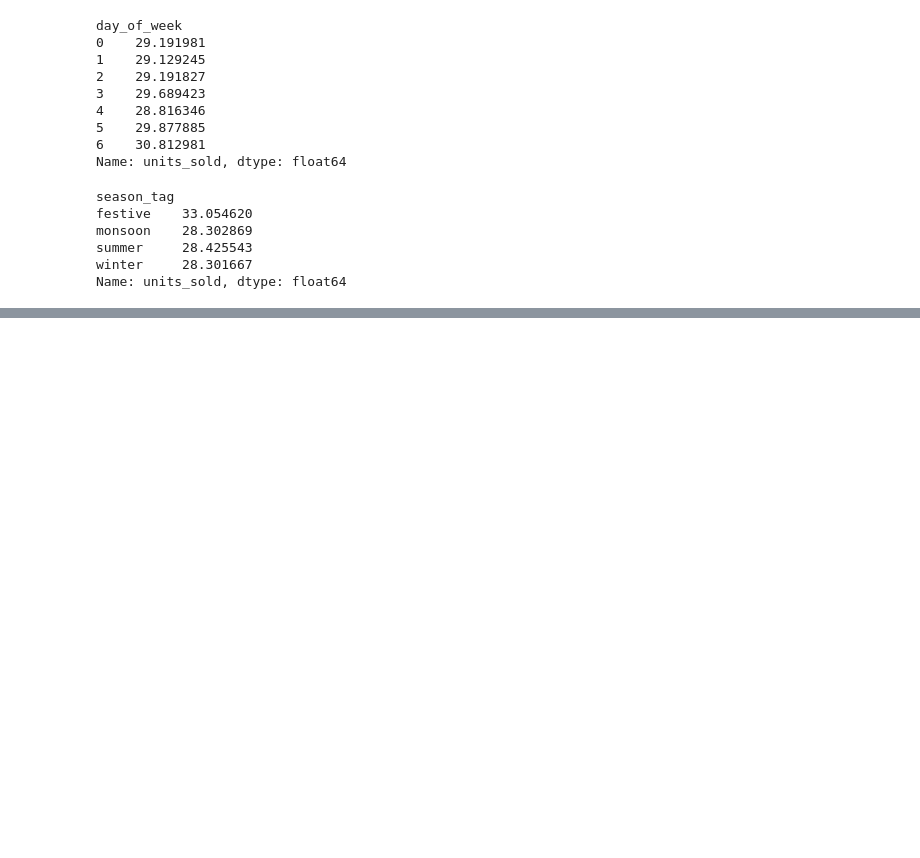
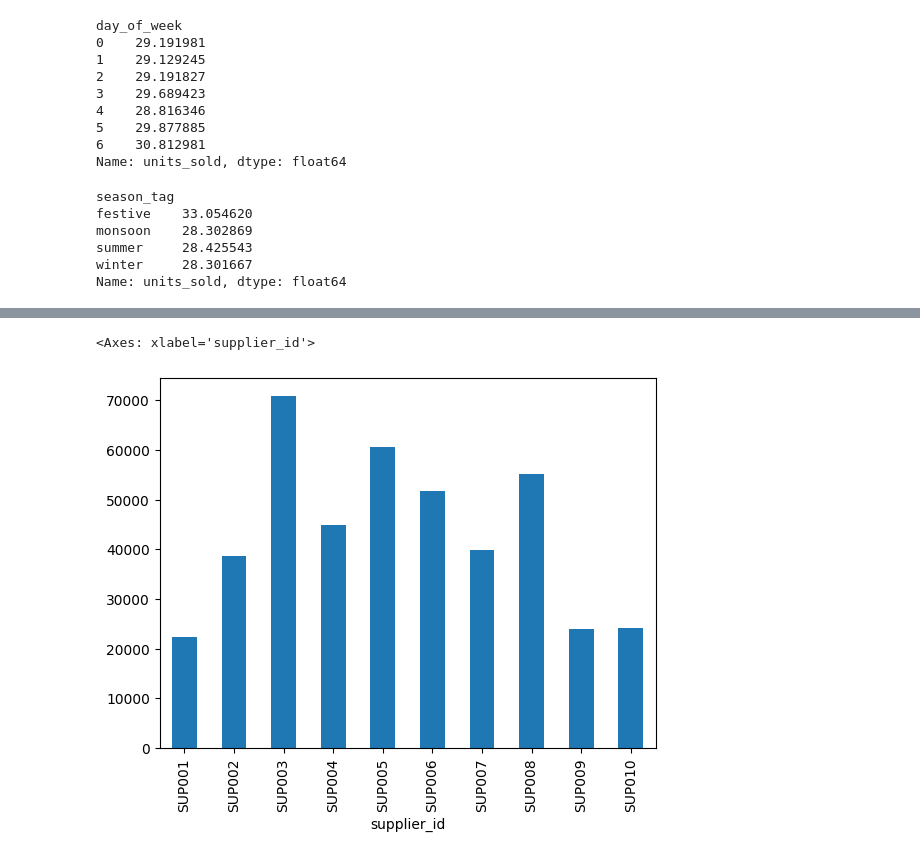
Before and after one commit to kushalsha40/Inventory_Optiimization_demand_forecasting, a Jupyter notebook: inventory_optimization/notebooks/eda.ipynb, the cells around one changed output, grey strips where cells are left out. Cells and saved outputs as stored; diff of their text form; code cells hidden in the pictures; blank space fills up the shorter version.

```diff
--- a/inventory_optimization/notebooks/eda.ipynb
+++ b/inventory_optimization/notebooks/eda.ipynb
@@ -117,0 +253,9 @@ Name: units_sold, dtype: float64
+# %%
+sup_unit = sales_product.groupby('supplier_id')['units_sold'].sum()
+# %%
+sup_unit.plot(kind='bar',
+              x = 'supplier' ,
+              y = 'Units_sold')
+# %% [output]
+<Axes: xlabel='supplier_id'>
+[figure, added]
```
Also changed, not shown: parts of 29 cells of this notebook, 2 other files.
